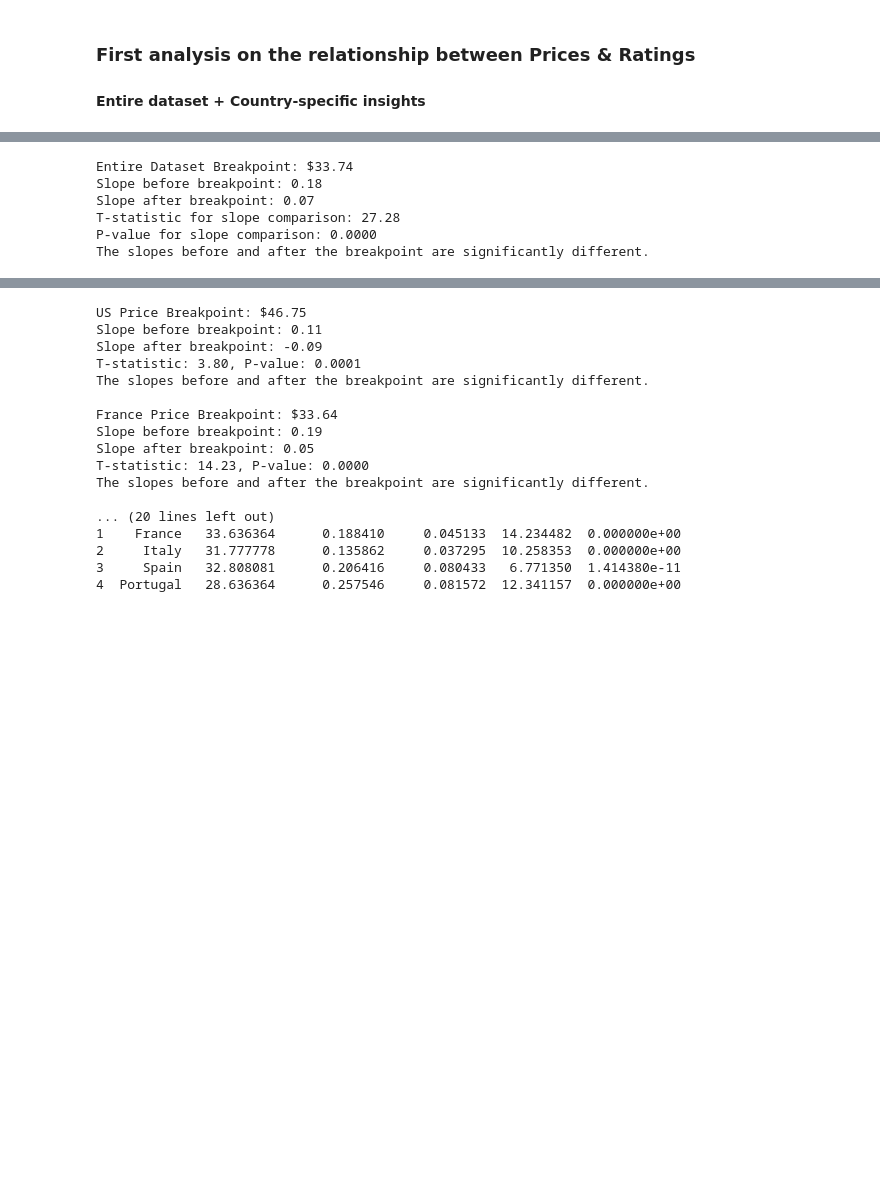
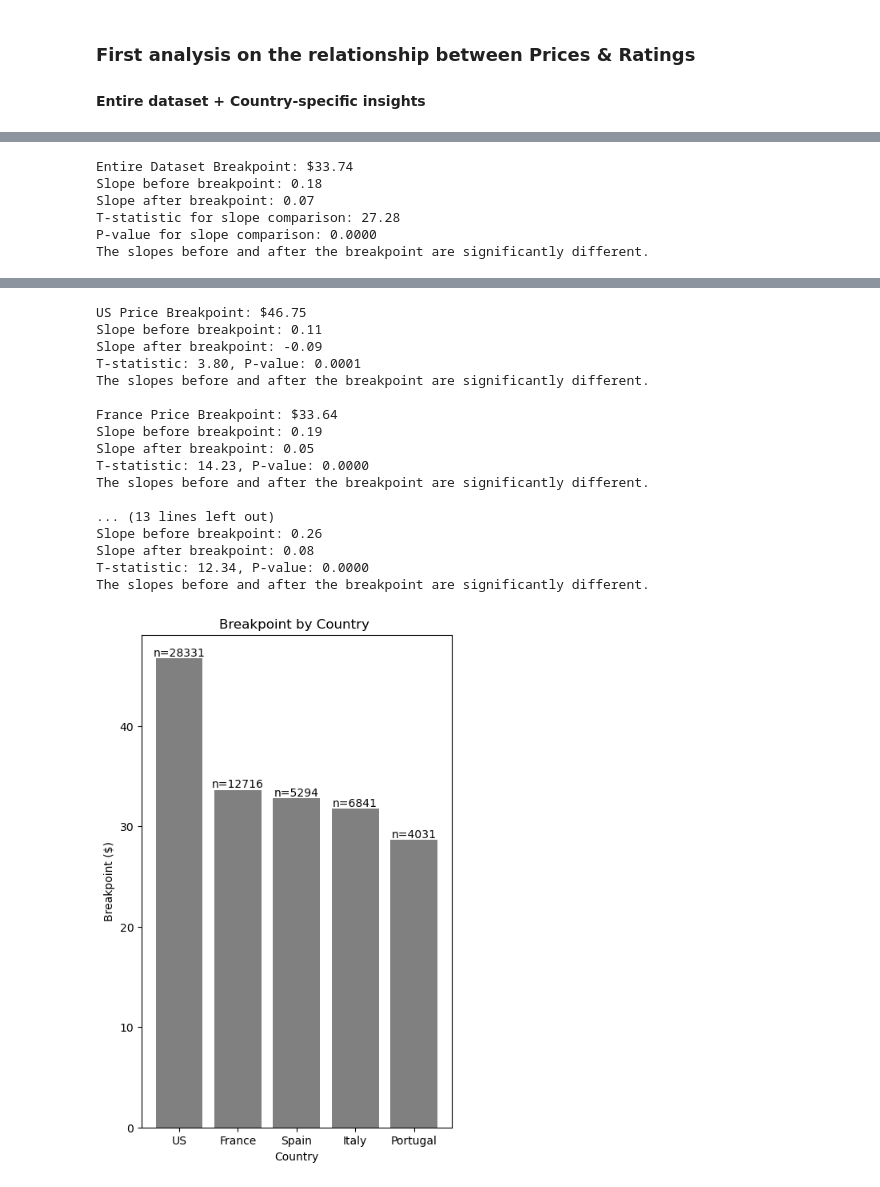
Before and after one commit to annelisesaive/Wine_tasting_KG, a Jupyter notebook: code/Exploratory_data_analyses_Price.ipynb, the cells around one changed output, grey strips where cells are left out. Cells and saved outputs as stored; diff of their text form; code cells hidden in the pictures; blank space fills up the shorter version.

```diff
--- a/code/Exploratory_data_analyses_Price.ipynb
+++ b/code/Exploratory_data_analyses_Price.ipynb
@@ -371,38 +375,54 @@ for country in top_5_countries:
     # Print stats for each country
     print(f"{country} Price Breakpoint: ${country_breakpoint:.2f}")
     print(f"Slope before breakpoint: {slope_before:.2f}")
     print(f"Slope after breakpoint: {slope_after:.2f}")
     print(f"T-statistic: {t_stat:.2f}, P-value: {p_value:.4f}")
     if p_value < 0.05:
         print("The slopes before and after the breakpoint are significantly different.\n")
     else:
         print("The slopes before and after the breakpoint are not significantly different.\n")
 
-# Print the statistics to a CSV file
-country_stats_df = pd.DataFrame(country_statistics)
-print(country_stats_df)
+# Sort the countries by breakpoint in descending order
+sorted_stats = sorted(country_statistics, key=lambda x: x['Breakpoint'], reverse=True)
+
+# Plot breakpoints in descending order
+plt.figure(figsize=(5, 8))
+bars = plt.bar([d['Country'] for d in sorted_stats], [d['Breakpoint'] for d in sorted_stats], color='grey')
+plt.title('Breakpoint by Country ')
+plt.xlabel('Country')
+plt.ylabel('Breakpoint ($)')
+
+# Add number of data points on top of each bar
+for bar, stat in zip(bars, sorted_stats):
+    plt.text(bar.get_x() + bar.get_width() / 2, bar.get_height(), f'n={n_points_dict[stat["Country"]]}',
+             ha='center', va='bottom', fontsize=10)
+
+# Save plot
+plt.savefig(save_path + 'breakpoints_by_country_descending_order.png')
+plt.show()
 # %% [output]
 Entire Dataset Breakpoint: $33.74
 Slope before breakpoint: 0.18
 Slope after breakpoint: 0.07
 T-statistic for slope comparison: 27.28
 P-value for slope comparison: 0.0000
 The slopes before and after the breakpoint are significantly different.
 [figure]
 US Price Breakpoint: $46.75
 Slope before breakpoint: 0.11
 Slope after breakpoint: -0.09
 T-statistic: 3.80, P-value: 0.0001
 The slopes before and after the breakpoint are significantly different.
 
 France Price Breakpoint: $33.64
 Slope before breakpoint: 0.19
 Slope after breakpoint: 0.05
 T-statistic: 14.23, P-value: 0.0000
 The slopes before and after the breakpoint are significantly different.
 
-... (20 lines left out)
-1    France   33.636364      0.188410     0.045133  14.234482  0.000000e+00
-2     Italy   31.777778      0.135862     0.037295  10.258353  0.000000e+00
-3     Spain   32.808081      0.206416     0.080433   6.771350  1.414380e-11
-4  Portugal   28.636364      0.257546     0.081572  12.341157  0.000000e+00
+... (13 lines left out)
+Slope before breakpoint: 0.26
+Slope after breakpoint: 0.08
+T-statistic: 12.34, P-value: 0.0000
+The slopes before and after the breakpoint are significantly different.
+[figure, added]
```
Also changed, not shown: parts of 1 cell of this notebook, 7 other files.
